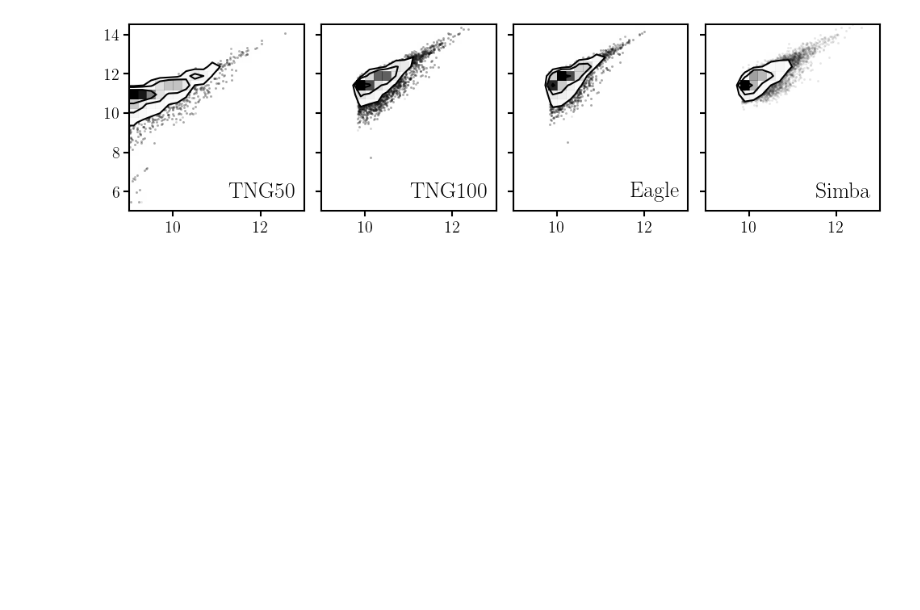
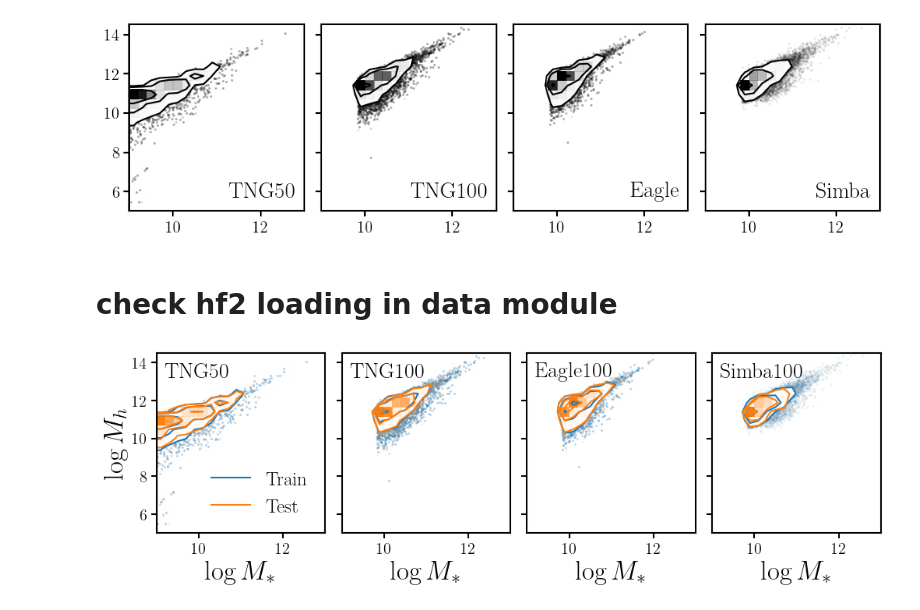
Before and after one commit to galactic-ai/haloflow, a Jupyter notebook: bin/data/preprocess_hf2.ipynb, the cells around one changed output. Saved outputs shown, nothing was run; the diff lists cells and outputs as text; code cells hidden in the pictures; blank space fills up the shorter version.

Commit message:
data module for hf2 implemented

```diff
--- a/bin/data/preprocess_hf2.ipynb
+++ b/bin/data/preprocess_hf2.ipynb
@@ -40,3 +42,5 @@ for i, sim in enumerate([tng50, tng100, eagle, simba]):
 fig.subplots_adjust(wspace=0.1)
 # %% [output]
 [figure]
+# %% [markdown]
+# check hf2 loading in data module
@@ -42,0 +49,22 @@ fig.subplots_adjust(wspace=0.1)
+# %%
+fig = plt.figure(figsize=(12,3))
+for i, sim in enumerate(['TNG50', 'TNG100', 'Eagle100', 'Simba100']):
+    sub = fig.add_subplot(1,4,i+1)
+
+    Y_train, _ = D.hf2_centrals('train', 'mags', sim=sim)
+    Y_test, _ = D.hf2_centrals('test', 'mags', sim=sim)
+
+    _ = DFM.hist2d(Y_train[:,0], Y_train[:,1], range=[(9., 13.), (5., 14.5)], color='C0')
+    _ = DFM.hist2d(Y_test[:,0], Y_test[:,1], range=[(9., 13.), (5., 14.5)], color='C1')
+
+    sub.plot([], [], label='Train')
+    sub.plot([], [], label='Test')
+    sub.text(0.05, 0.95, sim, transform=sub.transAxes, ha='left', va='top', fontsize=20)
+
+    if i == 0: sub.legend(loc='lower right', fontsize=18)
+    if i > 0: sub.set_yticklabels([])
+    if i == 0: sub.set_ylabel(r'$\log M_h$', fontsize=25)
+    sub.set_xlabel(r'$\log M_*$', fontsize=25)
+fig.subplots_adjust(wspace=0.1)
+# %% [output]
+[figure, added]
```
Also changed, not shown: parts of 3 cells of this notebook, 2 other files.
